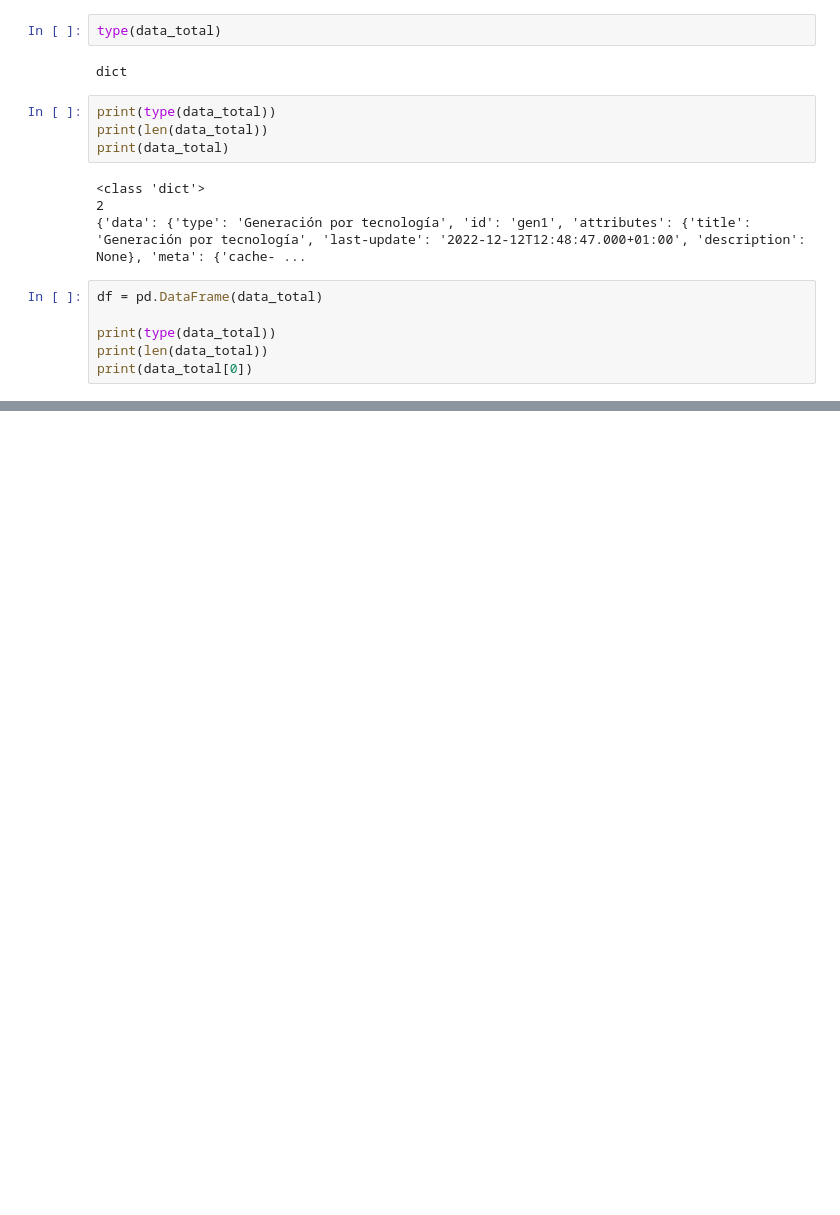
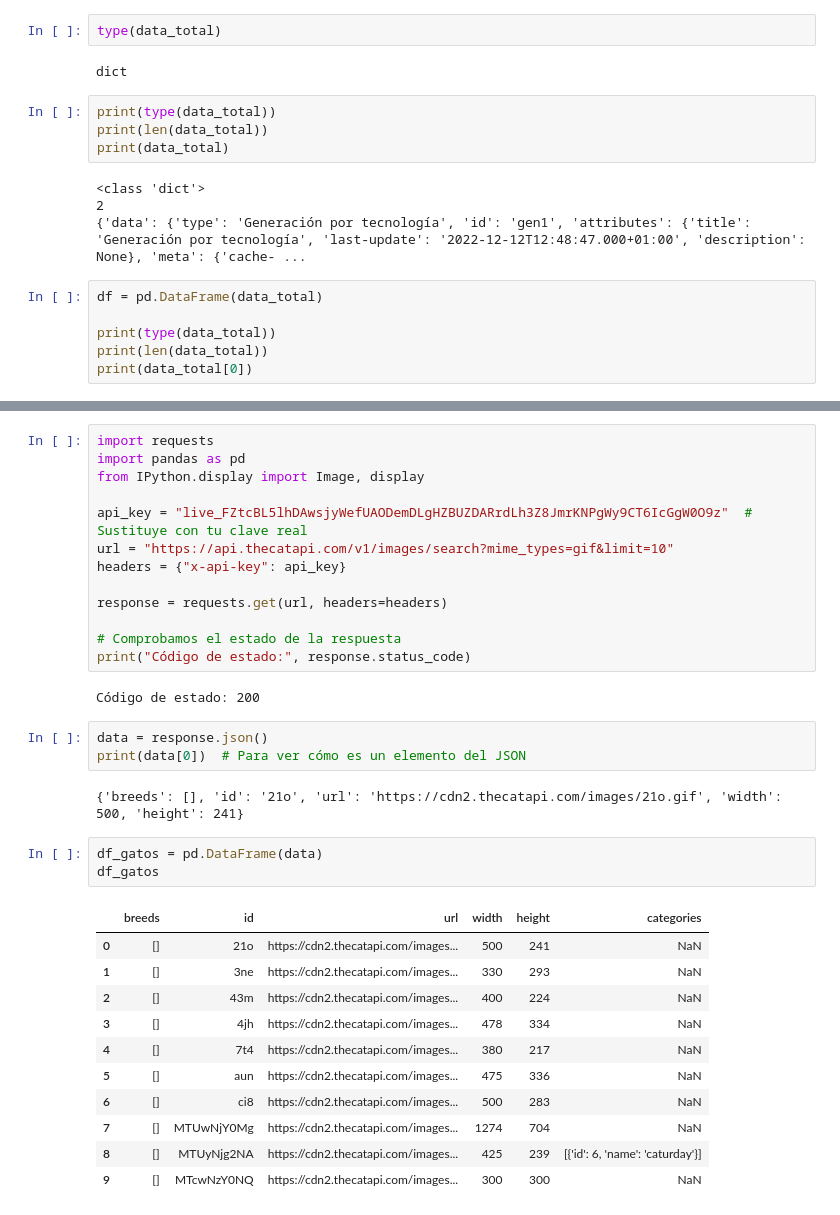
Before and after one commit to MatiC-hub/PAIR_Modulo2, a Jupyter notebook: APIs.ipynb, the cells around one changed output, grey strips where cells are left out. Cells and saved outputs as stored; diff of their text form; blank space fills up the shorter version.

```diff
--- a/APIs.ipynb
+++ b/APIs.ipynb
@@ -425,0 +399,35 @@ Index: []
+# %%
+import requests
+import pandas as pd
+from IPython.display import Image, display
+
+api_key = "live_FZtcBL5lhDAwsjyWefUAODemDLgHZBUZDARrdLh3Z8JmrKNPgWy9CT6IcGgW0O9z"  # Sustituye con tu clave real
+url = "https://api.thecatapi.com/v1/images/search?mime_types=gif&limit=10"
+headers = {"x-api-key": api_key}
+
+response = requests.get(url, headers=headers)
+
+# Comprobamos el estado de la respuesta
+print("Código de estado:", response.status_code)
+# %% [output]
+Código de estado: 200
+# %%
+data = response.json()
+print(data[0])  # Para ver cómo es un elemento del JSON
+# %% [output]
+{'breeds': [], 'id': '21o', 'url': 'https://cdn2.thecatapi.com/images/21o.gif', 'width': 500, 'height': 241}
+# %%
+df_gatos = pd.DataFrame(data)
+df_gatos
+# %% [output]
+|  | breeds | id | url | width | height | categories |
+| 0 | [] | 21o | https://cdn2.thecatapi.com/images... | 500 | 241 | NaN |
+| 1 | [] | 3ne | https://cdn2.thecatapi.com/images... | 330 | 293 | NaN |
+| 2 | [] | 43m | https://cdn2.thecatapi.com/images... | 400 | 224 | NaN |
+| 3 | [] | 4jh | https://cdn2.thecatapi.com/images... | 478 | 334 | NaN |
+| 4 | [] | 7t4 | https://cdn2.thecatapi.com/images... | 380 | 217 | NaN |
+| 5 | [] | aun | https://cdn2.thecatapi.com/images... | 475 | 336 | NaN |
+| 6 | [] | ci8 | https://cdn2.thecatapi.com/images... | 500 | 283 | NaN |
+| 7 | [] | MTUwNjY0Mg | https://cdn2.thecatapi.com/images... | 1274 | 704 | NaN |
+| 8 | [] | MTUyNjg2NA | https://cdn2.thecatapi.com/images... | 425 | 239 | [{'id': 6, 'name': 'caturday'}] |
+| 9 | [] | MTcwNzY0NQ | https://cdn2.thecatapi.com/images... | 300 | 300 | NaN |
```
Also changed, not shown: parts of 11 cells of this notebook, 1 other file.
